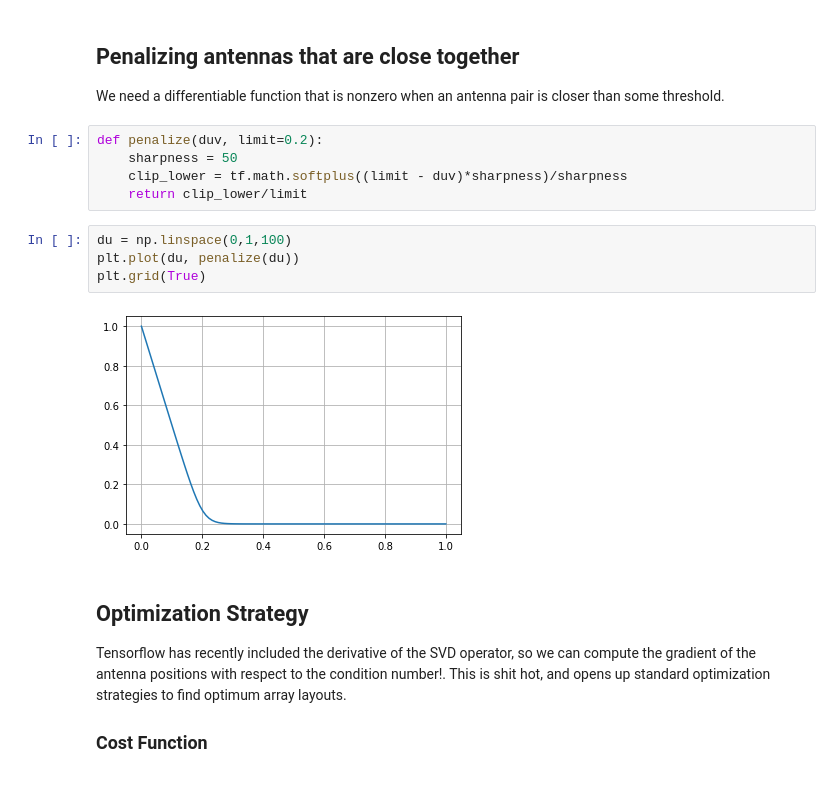
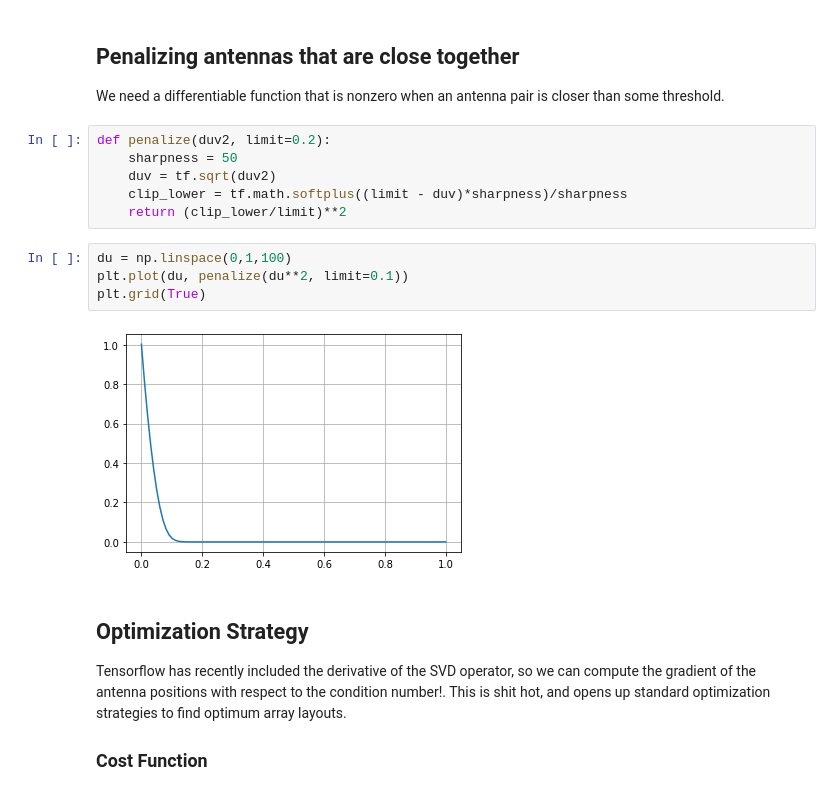
Before and after one commit to tmolteno/TART-3, a Jupyter notebook: array/disko_array_opt/Condition_Number_Array_Optimization.ipynb, the cells around one changed output. Drawn from its saved outputs; the diff is of its cells as text.

```diff
--- a/array/disko_array_opt/Condition_Number_Array_Optimization.ipynb
+++ b/array/disko_array_opt/Condition_Number_Array_Optimization.ipynb
@@ -64,16 +64,17 @@ Both of these functions do pretty well at mapping all values to between 0..2.  I
 
 We need a differentiable function that is nonzero when an antenna pair is closer than some threshold.
 # %%
-def penalize(duv, limit=0.2):
+def penalize(duv2, limit=0.2):
     sharpness = 50
+    duv = tf.sqrt(duv2)
     clip_lower = tf.math.softplus((limit - duv)*sharpness)/sharpness
-    return clip_lower/limit
+    return (clip_lower/limit)**2
 # %%
 du = np.linspace(0,1,100)
-plt.plot(du, penalize(du))
+plt.plot(du, penalize(du**2, limit=0.1))
 plt.grid(True)
 # %% [output]
-[figure, old version]
+[figure, new version]
 # %% [markdown]
 ## Optimization Strategy
 
```
Also changed, not shown: parts of 1 cell of this notebook, 1 other file.
